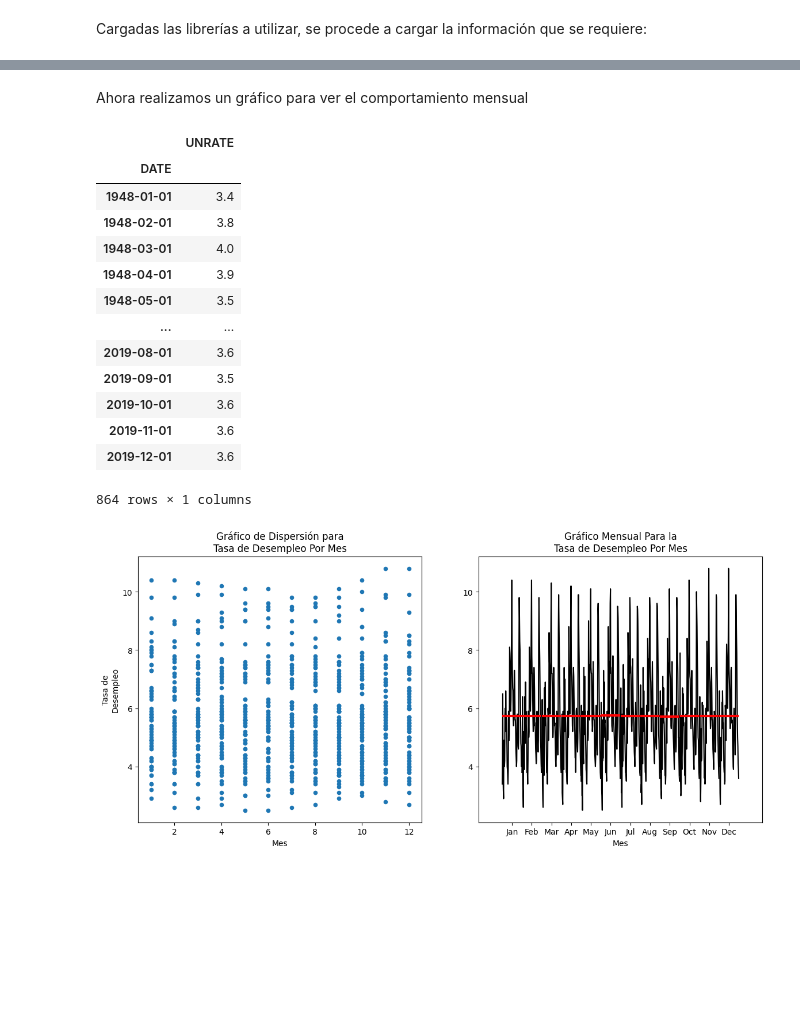
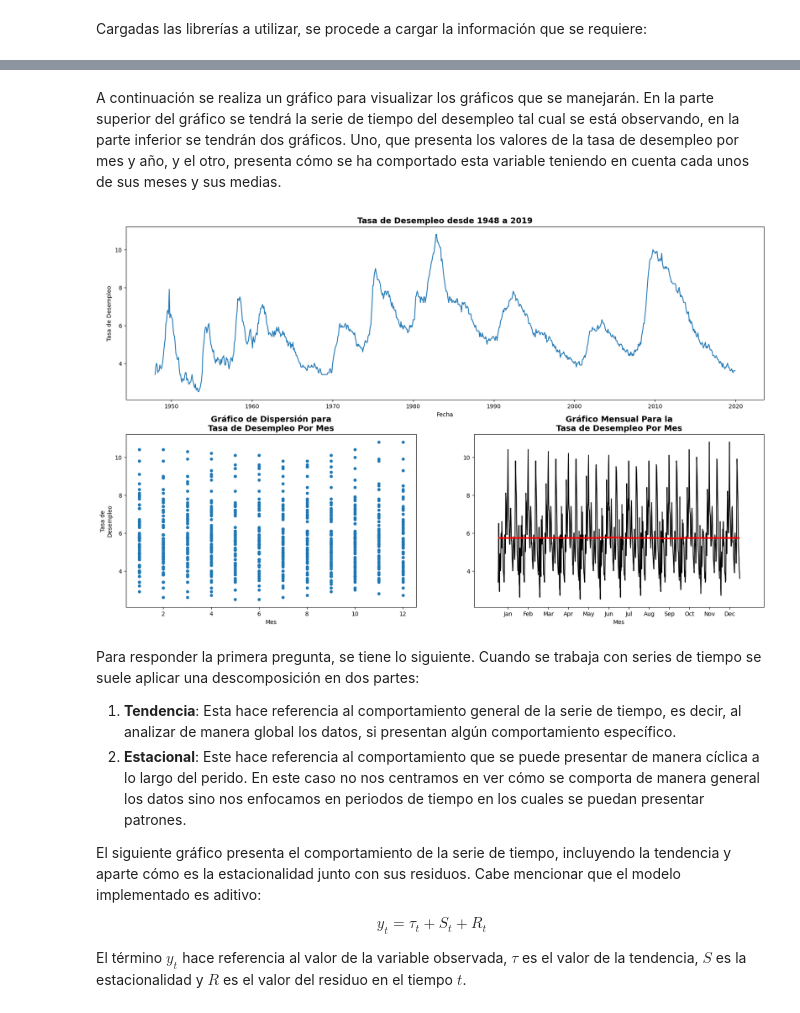
Before and after one commit to daagonzalezsa/Media.Monks_Assesment, a Jupyter notebook: Tasa_Desempleo_EEUU.ipynb, the cells around one changed output, grey strips where cells are left out. Cells and saved outputs as stored; diff of their text form; code cells hidden in the pictures; blank space fills up the shorter version.

```diff
--- a/Tasa_Desempleo_EEUU.ipynb
+++ b/Tasa_Desempleo_EEUU.ipynb
@@ -18,6 +18,7 @@ df = pd.read_csv("UNRATE.csv")
 df["DATE"] = pd.DatetimeIndex(df["DATE"].apply(lambda x: dt.datetime.strptime(x, "%Y-%m-%d")))
 df["MES"]  = df.reset_index()["DATE"].apply(lambda x: x.month)
 df["ANIO"]  = df.reset_index()["DATE"].apply(lambda x: x.year)
+df["UNRATE_DIFF"] = df["UNRATE"].diff()
 df.set_index("DATE", inplace=True)
-df
+df.head()
 # %% [output]
@@ -50,43 +32,39 @@ plt.show()
-# %% [markdown]
-Ahora realizamos un gráfico para ver el comportamiento mensual
-# %%
-df[["UNRATE"]]
-# %% [output]
-|  | UNRATE |
-| DATE |  |
-| 1948-01-01 | 3.4 |
-| 1948-02-01 | 3.8 |
-| 1948-03-01 | 4.0 |
-| 1948-04-01 | 3.9 |
-| 1948-05-01 | 3.5 |
-| ... | ... |
-| 2019-08-01 | 3.6 |
-| 2019-09-01 | 3.5 |
-| 2019-10-01 | 3.6 |
-| 2019-11-01 | 3.6 |
-| 2019-12-01 | 3.6 |
-864 rows × 1 columns
+# %% [markdown]
+A continuación se realiza un gráfico para visualizar los gráficos que se manejarán. En la parte superior del gráfico se tendrá la serie de tiempo del desempleo tal cual se está observando, en la parte inferior se tendrán dos gráficos. Uno, que presenta los valores de la tasa de desempleo por mes y año, y el otro, presenta cómo se ha comportado esta variable teniendo en cuenta cada unos de sus meses y sus medias.
 # %%
-fig, ax = plt.subplots(1, 2, figsize = (14, 6))
+mosaic = [["A", "A"],
+          ["B", "C"]]
+
+plt.rc("axes", labelsize = 10, titlesize = 14)
+plt.rc("xtick", labelsize = 10)
+plt.rc("ytick", labelsize = 10)
+
+fig, ax = plt.subplot_mosaic(mosaic, figsize = (20, 12))
+
+ax["A"].plot(df.reset_index()["DATE"],df["UNRATE"])
+ax["A"].set_title("Tasa de Desempleo desde 1948 a 2019", fontweight = "bold")
+ax["A"].set_xlabel("Fecha")
+ax["A"].set_ylabel("Tasa de Desempleo")
+
 (
     df.
     groupby(["MES", "ANIO"]).
     agg(
         UNRATE = ("UNRATE", "mean")
     ).
     reset_index().
-    plot(x = "MES", y = "UNRATE", kind="scatter", ax = ax[0])
+    plot(x = "MES", y = "UNRATE", kind="scatter", ax = ax["B"])
 )
 
-ax[0].set_title("Gráfico de Dispersión para\nTasa de Desempleo Por Mes")
-ax[0].set_xlabel("Mes")
-ax[0].set_ylabel("Tasa de\nDesempleo")
+ax["B"].set_title("Gráfico de Dispersión para\nTasa de Desempleo Por Mes", fontweight = "bold")
+ax["B"].set_xlabel("Mes")
+ax["B"].set_ylabel("Tasa de\nDesempleo")
 
-ax[1].set_title("Gráfico Mensual Para la\nTasa de Desempleo Por Mes")
-ax[1].set_xlabel("Mes")
-ax[1].set_ylabel("Tasa de\nDesempleo")
+ax["C"].set_title("Gráfico Mensual Para la\nTasa de Desempleo Por Mes", fontweight = "bold")
+ax["C"].set_xlabel("Mes")
+ax["C"].set_ylabel("Tasa de\nDesempleo")
 
-sm.graphics.tsa.month_plot(df[["UNRATE"]], ax = ax[1])
+sm.graphics.tsa.month_plot(df[["UNRATE"]], ax = ax["C"])
 plt.show()
 # %% [output]
-[figure, old version]
+[figure, new version]
@@ -95 +71,14 @@ md = seasonal_decompose(df[["UNRATE"]], model="multiplicative", period=12, extra
+# %% [markdown]
+Para responder la primera pregunta, se tiene lo siguiente. Cuando se trabaja con series de tiempo se suele aplicar una descomposición en dos partes:
+
+<ol>
+<li><strong>Tendencia</strong>: Esta hace referencia al comportamiento general de la serie de tiempo, es decir, al analizar de manera global los datos, si presentan algún comportamiento específico. </li>
+<li><strong>Estacional</strong>: Este hace referencia al comportamiento que se puede presentar de manera cíclica a lo largo del perido. En este caso no nos centramos en ver cómo se comporta de manera general los datos sino nos enfocamos en periodos de tiempo en los cuales se puedan presentar patrones.
+</ol>
+
+El siguiente gráfico presenta el comportamiento de la serie de tiempo, incluyendo la tendencia y aparte cómo es la estacionalidad junto con sus residuos. Cabe mencionar que el modelo implementado es aditivo:
+
+$$y_t = \tau_t + S_t + R_t $$
+
+El término $y_t$ hace referencia al valor de la variable observada, $\tau$ es el valor de la tendencia, $S$ es la estacionalidad y $R$ es el  valor del residuo en el tiempo $t$.
 # %%
```
Also changed, not shown: parts of 7 cells of this notebook.
